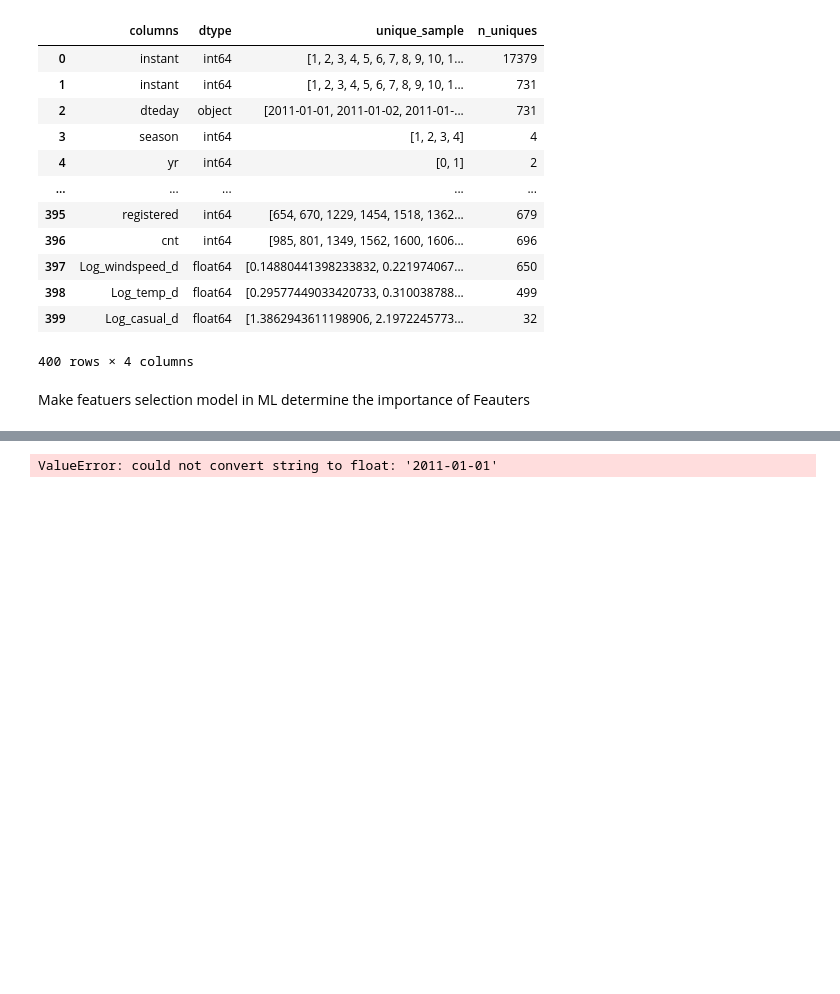
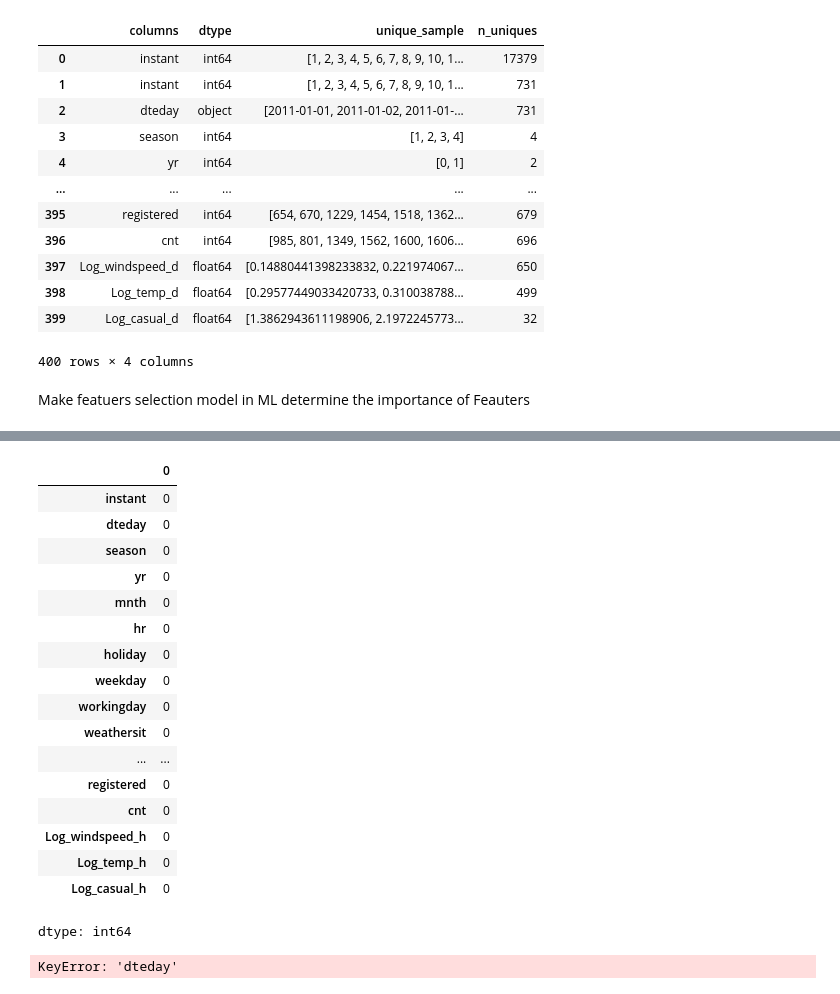
Before and after one commit to desouki76/Ahmed, a Jupyter notebook: Copy_of_Bike_Rental_Demand_Forecasting_.ipynb, the cells around one changed output, grey strips where cells are left out. Drawn from its saved outputs; the diff is of its cells as text; code cells hidden in the pictures; blank space fills up the shorter version.

```diff
--- a/Copy_of_Bike_Rental_Demand_Forecasting_.ipynb
+++ b/Copy_of_Bike_Rental_Demand_Forecasting_.ipynb
@@ -221,3 +328,24 @@ model in ML determine the importance of Feauters
+# %%
+df_h.isnull().sum()
+# %% [output]
+|  | 0 |
+| instant | 0 |
+| dteday | 0 |
+| season | 0 |
+| yr | 0 |
+| mnth | 0 |
+| hr | 0 |
+| holiday | 0 |
+| weekday | 0 |
+| workingday | 0 |
+| weathersit | 0 |
+| ... | ... |
+| registered | 0 |
+| cnt | 0 |
+| Log_windspeed_h | 0 |
+| Log_temp_h | 0 |
+| Log_casual_h | 0 |
+dtype: int64
 # %%
 from sklearn.ensemble import RandomForestRegressor
 # %%
@@ -226,10 +355,19 @@ y_d=df_d['cnt']
 x_h=df_h.drop(columns=['casual','windspeed','cnt','temp'])
 y_h=df_h['cnt']
 # %%
-rf_model = RandomForestRegressor(n_estimators=100, random_state=42) #n_estmaitors is descion tree besdie each other
+x_d['dteday'] = pd.to_datetime(x_d['dteday'], errors='coerce')
+x_d['day'] = x_d['dteday'].dt.day
+x_d['month'] = x_d['dteday'].dt.month
+x_d['weekday'] = x_d['dteday'].dt.weekday
+
+x_d = x_d.drop(columns=['dteday'], errors='ignore')
+# Then drop the datetime
+#x_d = x_d.drop('dteday', axis=1)
+rf_model = RandomForestRegressor(n_estimators=100, random_state=42)
+#n_estmaitors is descion tree besdie each other
 #كم Descion tree جنب بعض
 #Desction treee  ده مش train مجردب بيعمل كم احاصئه عشان يشةف مين الى مهم
 rf_model.fit(x_d, y_d)
-rf_model.fit(x_h,y_h)
+#rd.model.fit(x_h, y_h)
 # %% [output]
-ValueError: could not convert string to float: '2011-01-01'
+KeyError: 'dteday'
```
Also changed, not shown: parts of 11 cells of this notebook.
